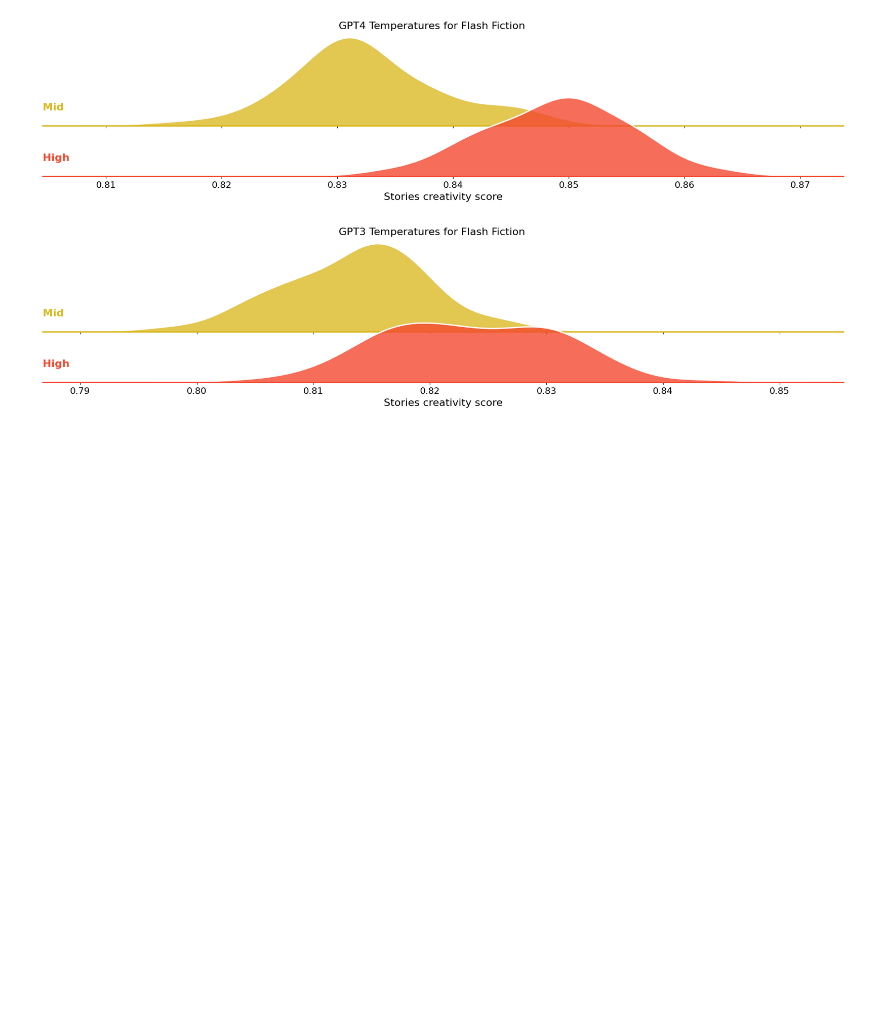
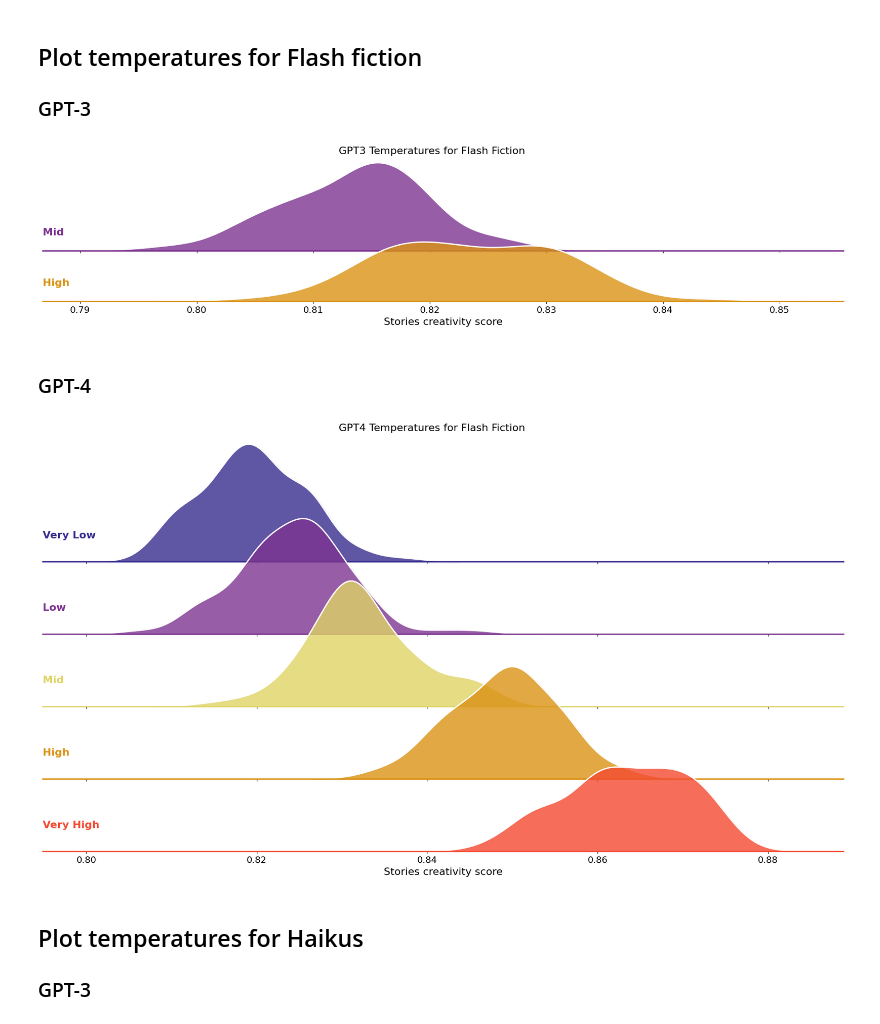
Before and after one commit to AntoineBellemare/DAT_GPT, a Jupyter notebook: notebook/dsi_visualization.ipynb, the cells around one changed output. Drawn from its saved outputs; the diff is of its cells as text; code cells hidden in the pictures; blank space fills up the shorter version.

```diff
--- a/notebook/dsi_visualization.ipynb
+++ b/notebook/dsi_visualization.ipynb
@@ -10,2 +27,2 @@ results_df = pd.read_csv("../machine_DSI_output.csv", header=0, sep=",")
 # %%
-human_and_machine = pd.read_csv("../machine_and_human_DSI_output.csv", header=0, sep=",")#
+vicuna = pd.read_csv("../Vicuna_DSI_output.csv", header=0, sep=",")
@@ -60,3 +29,4 @@ human_stories['temp'] = ['Mid'] * len(human_stories)
 # %%
-results_df = pd.concat([results_df, human_haiku, human_stories, human_and_machine], axis=0)
-results_df.to_csv("concateanated_reuslts_stories.csv", index=False)
+results_df = pd.concat([results_df, human_haiku, imdb, vicuna], axis=0)
+#results_df = pd.read_csv("../concatenated_results_stories.csv", header=0, sep=",")
+results_df.to_csv("concatenated_results_stories.csv", index=False)
@@ -65,7 +45,7 @@ for condition in results_df['condition'].unique():
     for temp in results_df['temp'].unique():
         df = results_df[['model', 'condition', 'DSI']].loc[(results_df['condition']==condition) & (results_df['temp']==temp)]
         try:
-            g = sns.FacetGrid(df, row="model", hue="model", aspect=9, height=2,)
+            g = sns.FacetGrid(df, row="model", hue="model", aspect=9, height=1.3,)
             print("Works:", condition, temp)
         except ValueError:
             print(condition, temp)
@@ -101,5 +81,5 @@ for condition in results_df['condition'].unique():
         g.set(yticks=[], ylabel="")
         g.despine(bottom=True, left=True)
         g.fig.suptitle(f'{temp} {condition}', fontsize=20)
-        g.savefig(f'../figures/DSI_ridge_{temp}_{condition}.png', dpi=300, bbox_inches='tight')
+        #g.savefig(f'../figures/DSI_ridge_{temp}_{condition}.png', dpi=300, bbox_inches='tight')
 # %% [output]
@@ -133,9 +118,12 @@ Works: haiku Very High
+# %% [markdown]
+## Plot temperatures for Flash fiction
+### GPT-3
 # %%
 # Make a ridge plot like the one above looking at the effect of temperature on the DSI for each model separetaly
-df = results_df.loc[(results_df['condition']=='flash-fiction') & (results_df['model']=='GPT4')]
-pal = sns.color_palette('CMRmap',n_colors=3, desat=.9)
-pal.reverse()
-g = sns.FacetGrid(df, row="temp", hue="temp", aspect=9, height=2,palette=pal)
+df = results_df.loc[(results_df['condition']=='flash-fiction') & (results_df['model']=='GPT3')]
+pal = sns.color_palette('CMRmap',n_colors=2, desat=.9)
+order = ["Mid", "High"]
+g = sns.FacetGrid(df, row="temp", hue="temp", aspect=9, height=2,palette=pal, hue_order=order, row_order=order)
 # make transparent background
 for ax in g.axes.flat:
     ax.set_facecolor('none')
@@ -166,50 +154,56 @@ g.figure.subplots_adjust(hspace=-.45)
 g.set(yticks=[], ylabel="")
 g.despine(bottom=True, left=True)
 # add one title for all the subplots
-g.fig.suptitle('GPT4 Temperatures for Flash Fiction', fontsize=16)
-g.savefig(f'../figures/GPT4_DSI_ridge_flashfiction_temp.png', dpi=300, bbox_inches='tight')
+g.fig.suptitle('GPT3 Temperatures for Flash Fiction', fontsize=16)
+g.savefig(f'../figures/GPT3_DSI_ridge_flashfiction_temp.png', dpi=300, bbox_inches='tight')
 # %% [output]
-[figure, old version]
+[figure, new version]
+# %% [markdown]
+### GPT-4
 # %%
 # Make a ridge plot like the one above looking at the effect of temperature on the DSI for each model separetaly
-df = results_df.loc[(results_df['condition']=='flash-fiction') & (results_df['model']=='GPT3')]
-pal = sns.color_palette('CMRmap',n_colors=3, desat=.9)
-pal.reverse()
-g = sns.FacetGrid(df, row="temp", hue="temp", aspect=9, height=2,palette=pal)
+df = results_df.loc[(results_df['condition']=='flash-fiction') & (results_df['model']=='GPT4')]
+pal = sns.color_palette('CMRmap',n_colors=5, desat=.9)
+pal = [pal[0], pal[1], pal[4], pal[3], pal[2]]
+order = ["Very Low", "Low", "Mid", "High", "Very High"]
+g = sns.FacetGrid(df, row="temp", hue="temp", aspect=9, height=2,palette=pal, row_order=order, hue_order=order)
 # make transparent background
 for ax in g.axes.flat:
     ax.set_facecolor('none')
 # Draw the densities in a few steps
 g.map(sns.kdeplot, "DSI",
     bw_adjust=1, clip_on=False,
     fill=True, alpha=0.8, linewidth=1.5)
 g.map(sns.kdeplot, "DSI", clip_on=False, color="w", lw=2, bw_adjust=1)
 # passing color=None to refline() uses the hue mapping
 g.refline(y=0, linewidth=2, linestyle="-", color=None, clip_on=False)
 # Define and use a simple function to label the plot in axes coordinates
 def label(x, color, label):
     ax = plt.gca()
     # check if Human is in the label
     ax.text(0, .2, label, fontweight="bold", color=color,
             ha="left", va="center", transform=ax.transAxes,fontsize=16)
 g.map(label, "DSI")
 
 
 for ax in g.axes.flat:
     ax.set_xlabel('Stories creativity score', fontsize=16)
     for label in ax.get_xticklabels():
             label.set_fontsize(14)
 # Remove axes details that don't play well with overlap
 g.set_titles("")
 # Set the subplots to overlap
 g.figure.subplots_adjust(hspace=-.45)
 g.set(yticks=[], ylabel="")
 g.despine(bottom=True, left=True)
 # add one title for all the subplots
-g.fig.suptitle('GPT3 Temperatures for Flash Fiction', fontsize=16)
-g.savefig(f'../figures/GPT3_DSI_ridge_flashfiction_temp.png', dpi=300, bbox_inches='tight')
+g.fig.suptitle('GPT4 Temperatures for Flash Fiction', fontsize=16)
+g.savefig(f'../figures/GPT4_DSI_ridge_flashfiction_temp.png', dpi=300, bbox_inches='tight')
 # %% [output]
-[figure, old version]
+[figure, new version]
+# %% [markdown]
+## Plot temperatures for Haikus
+### GPT-3
 # %%
 # Make a ridge plot like the one above looking at the effect of temperature on the DSI for each model separetaly
 df = results_df.loc[(results_df['condition']=='haiku') & (results_df['model']=='GPT3')]
```
Also changed, not shown: parts of 26 cells of this notebook, 4 other files.
